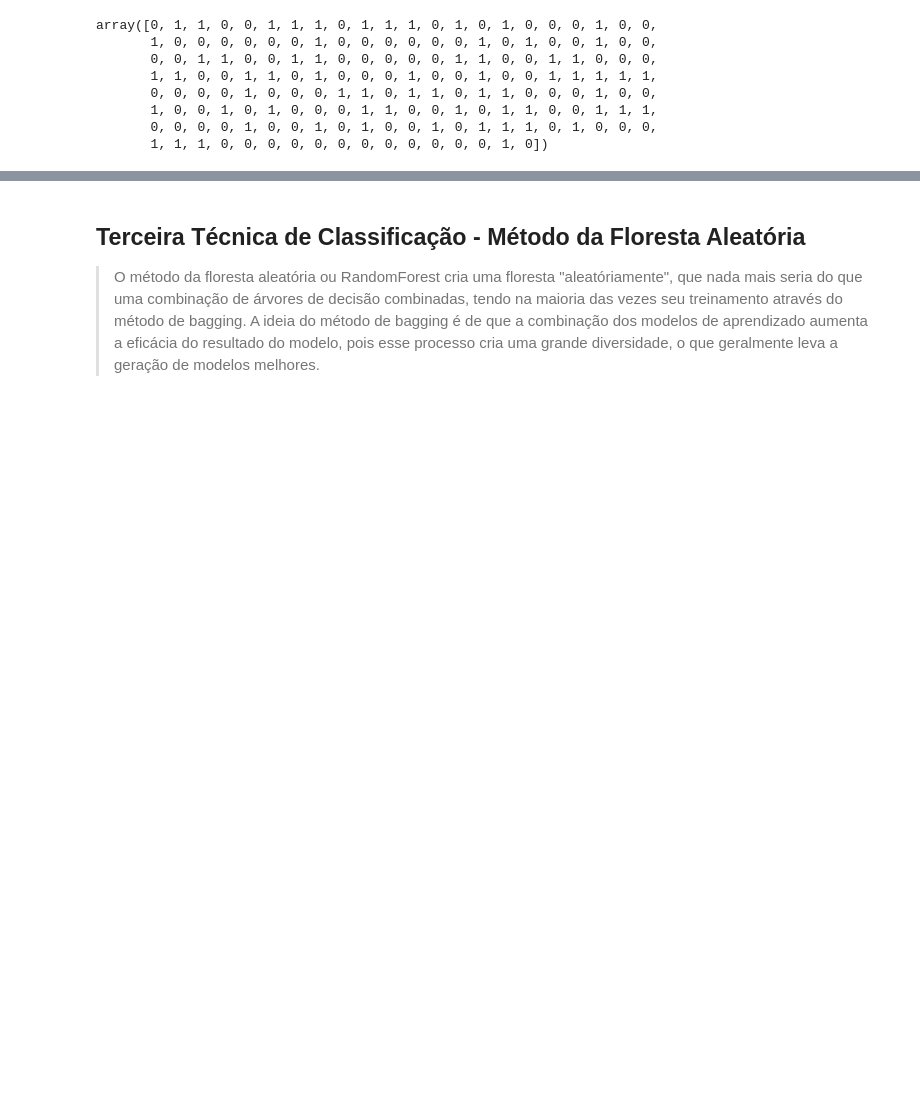
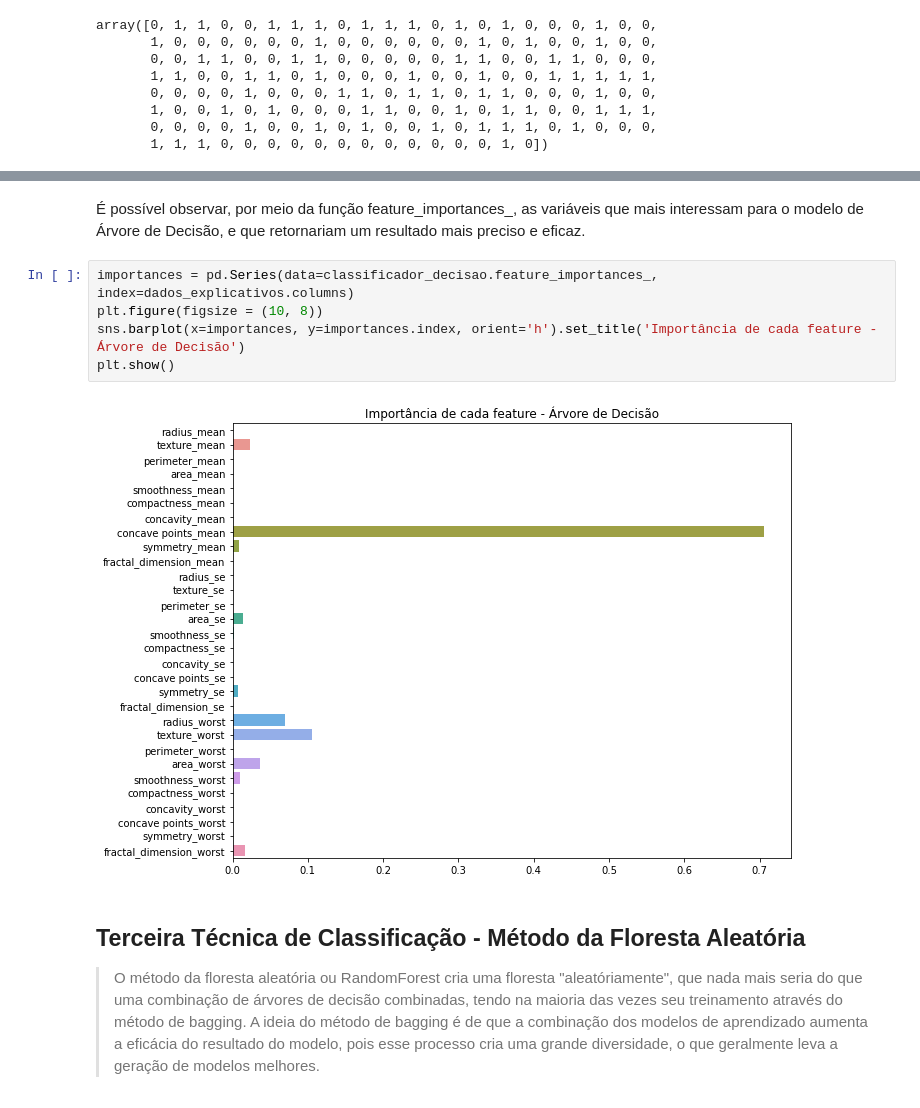
Before and after one commit to LidiaDomingos/projeto2-cdados, a Jupyter notebook: Projeto 2 - cdados.ipynb, the cells around one changed output, grey strips where cells are left out. Drawn from its saved outputs; the diff is of its cells as text; blank space fills up the shorter version.

```diff
--- a/Projeto 2 - cdados.ipynb
+++ b/Projeto 2 - cdados.ipynb
@@ -497,3 +510,12 @@ weighted avg       0.94      0.94      0.94       171
+# %% [markdown]
+É possível observar, por meio da função feature_importances_, as variáveis que mais interessam para o modelo de Árvore de Decisão, e que retornariam um resultado mais preciso e eficaz.
+# %%
+importances = pd.Series(data=classificador_decisao.feature_importances_, index=dados_explicativos.columns)
+plt.figure(figsize = (10, 8))
+sns.barplot(x=importances, y=importances.index, orient='h').set_title('Importância de cada feature - Árvore de Decisão')
+plt.show()
+# %% [output]
+[figure, added]
 # %% [markdown]
 <div id="floresta"></div>
 
```
Also changed, not shown: parts of 16 cells of this notebook.
